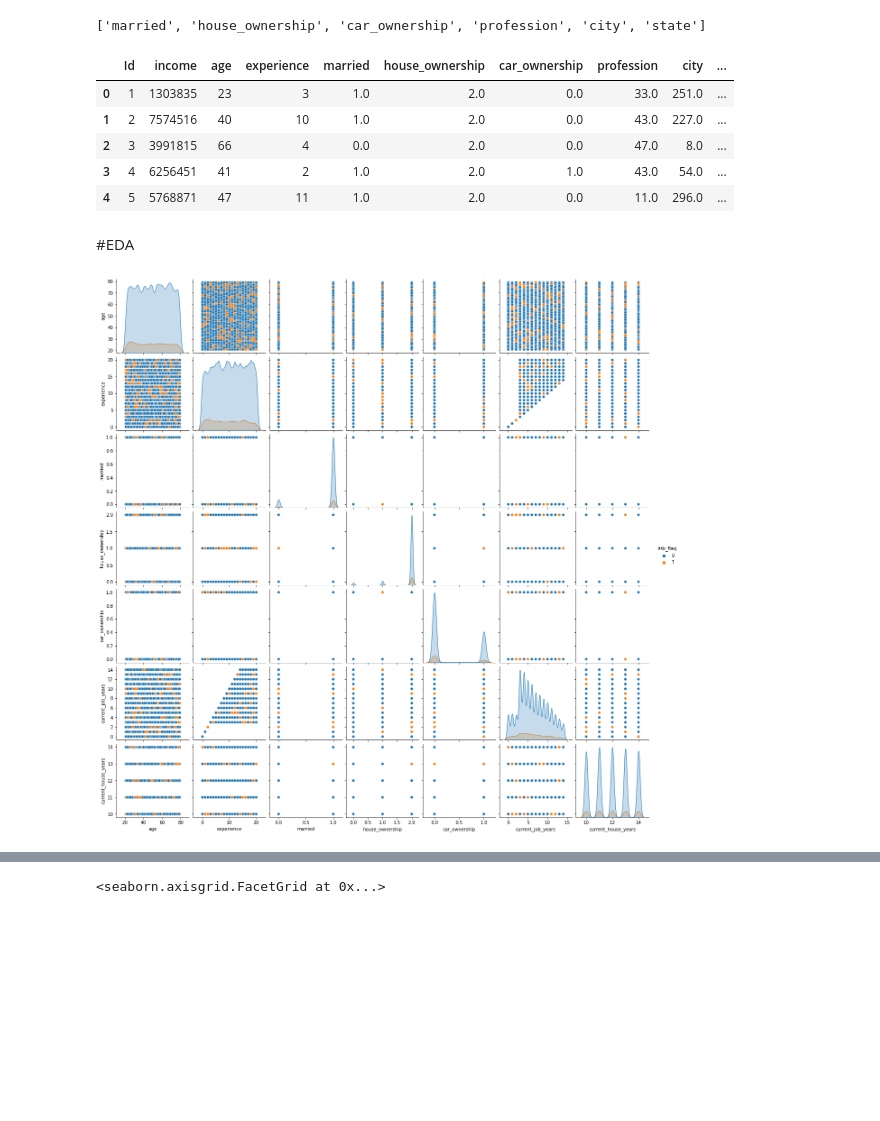
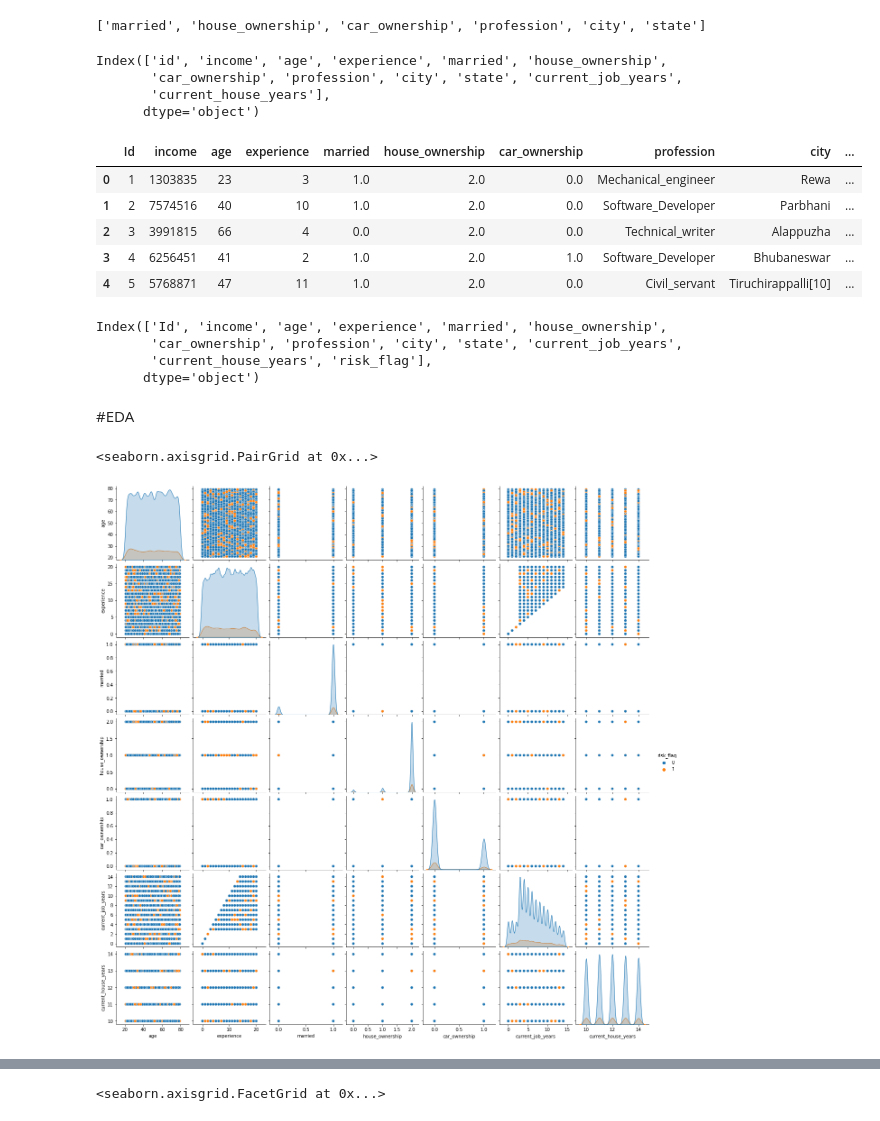
Before and after one commit to sarthakpant772/MLnow_2.0, a Jupyter notebook: employee_risk.ipynb, the cells around one changed output, grey strips where cells are left out. Saved outputs shown, nothing was run; the diff lists cells and outputs as text; code cells hidden in the pictures; blank space fills up the shorter version.

```diff
--- a/employee_risk.ipynb
+++ b/employee_risk.ipynb
@@ -32,6 +32,7 @@ import numpy as np
 import os
 # %%
 risk_data=pd.read_csv('Training Data.csv')
+test_data=pd.read_csv('Test Data.csv')
 # %%
 risk_data.head()
 # %% [output]
@@ -77,16 +90,32 @@ print(cardinality)
 # print(y)
 # %% [output]
 ['married', 'house_ownership', 'car_ownership', 'profession', 'city', 'state']
+# %%
+test_data.columns
+# %% [output]
+Index(['id', 'income', 'age', 'experience', 'married', 'house_ownership',
+       'car_ownership', 'profession', 'city', 'state', 'current_job_years',
+       'current_house_years'],
+      dtype='object')
 # %%
+cardinality=['married', 'house_ownership', 'car_ownership']
 lable_x=x.copy()
-
+lable_test_data=test_data.copy()
 ordinal_encoder= OrdinalEncoder()
 lable_x[cardinality]=ordinal_encoder.fit_transform(x[cardinality])
+lable_test_data[cardinality]=ordinal_encoder.transform(test_data[cardinality])
 lable_x.head()
 # %% [output]
 |  | Id | income | age | experience | married | house_ownership | car_ownership | profession | city | ... |
-| 0 | 1 | 1303835 | 23 | 3 | 1.0 | 2.0 | 0.0 | 33.0 | 251.0 | ... |
-| 1 | 2 | 7574516 | 40 | 10 | 1.0 | 2.0 | 0.0 | 43.0 | 227.0 | ... |
-| 2 | 3 | 3991815 | 66 | 4 | 0.0 | 2.0 | 0.0 | 47.0 | 8.0 | ... |
-| 3 | 4 | 6256451 | 41 | 2 | 1.0 | 2.0 | 1.0 | 43.0 | 54.0 | ... |
-| 4 | 5 | 5768871 | 47 | 11 | 1.0 | 2.0 | 0.0 | 11.0 | 296.0 | ... |
+| 0 | 1 | 1303835 | 23 | 3 | 1.0 | 2.0 | 0.0 | Mechanical_engineer | Rewa | ... |
+| 1 | 2 | 7574516 | 40 | 10 | 1.0 | 2.0 | 0.0 | Software_Developer | Parbhani | ... |
+| 2 | 3 | 3991815 | 66 | 4 | 0.0 | 2.0 | 0.0 | Technical_writer | Alappuzha | ... |
+| 3 | 4 | 6256451 | 41 | 2 | 1.0 | 2.0 | 1.0 | Software_Developer | Bhubaneswar | ... |
+| 4 | 5 | 5768871 | 47 | 11 | 1.0 | 2.0 | 0.0 | Civil_servant | Tiruchirappalli[10] | ... |
+# %%
+lable_x.columns
+# %% [output]
+Index(['Id', 'income', 'age', 'experience', 'married', 'house_ownership',
+       'car_ownership', 'profession', 'city', 'state', 'current_job_years',
+       'current_house_years', 'risk_flag'],
+      dtype='object')
@@ -94,9 +131,14 @@ lable_x.head()
 #EDA
 # %%
 sns.pairplot(lable_x,
-             x_vars=[ 'age', 'experience', 'married', 'house_ownership','car_ownership', 'current_job_years','current_house_years'],
-             y_vars=[ 'age', 'experience', 'married', 'house_ownership','car_ownership', 'current_job_years','current_house_years'],
+             x_vars=[  'age', 'experience', 'married', 'house_ownership',
+       'car_ownership', 'current_job_years',
+       'current_house_years'],
+             y_vars=[  'age', 'experience', 'married', 'house_ownership',
+       'car_ownership', 'current_job_years',
+       'current_house_years'],
              hue='risk_flag',
              diag_kind='kde')
 # %% [output]
+<seaborn.axisgrid.PairGrid at 0x...>
 [figure]
```
Also changed, not shown: parts of 30 cells of this notebook.
